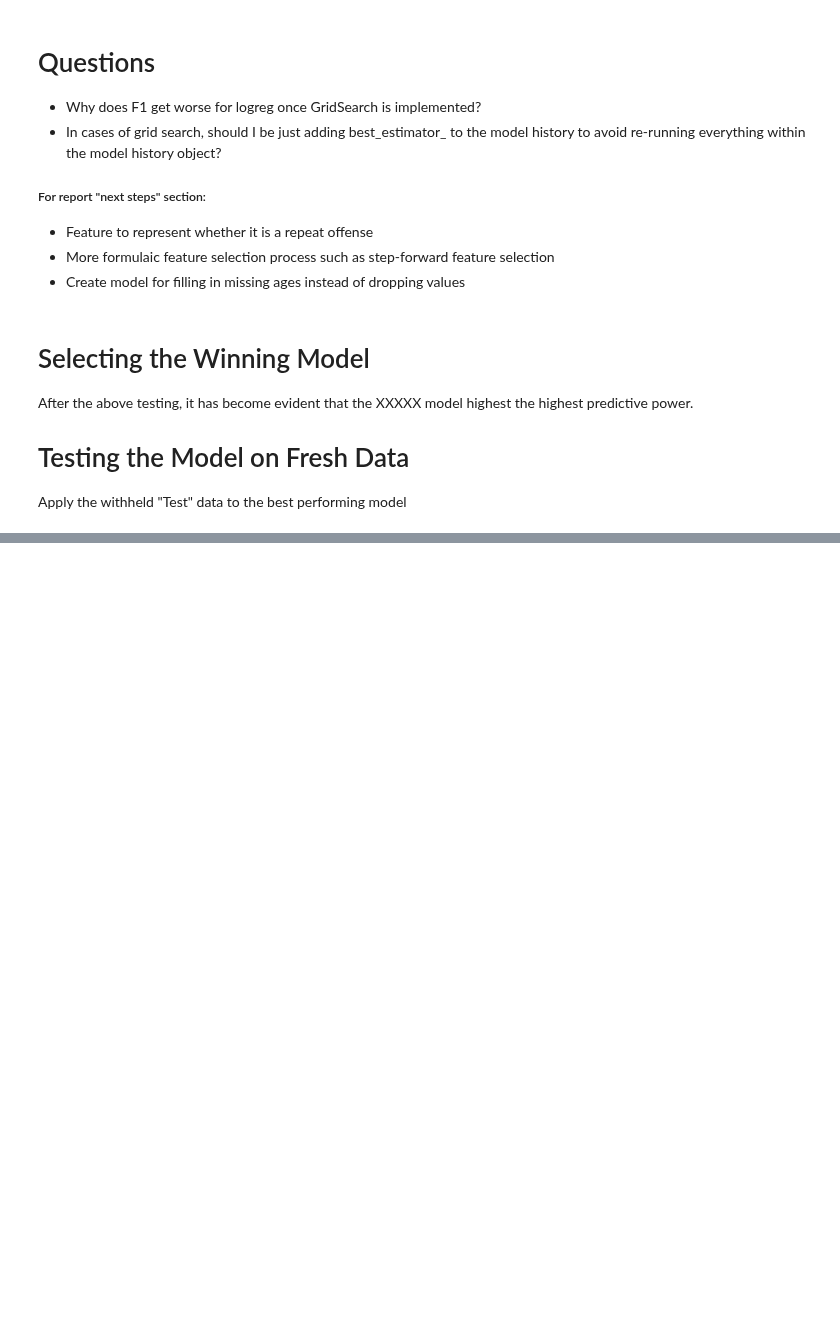
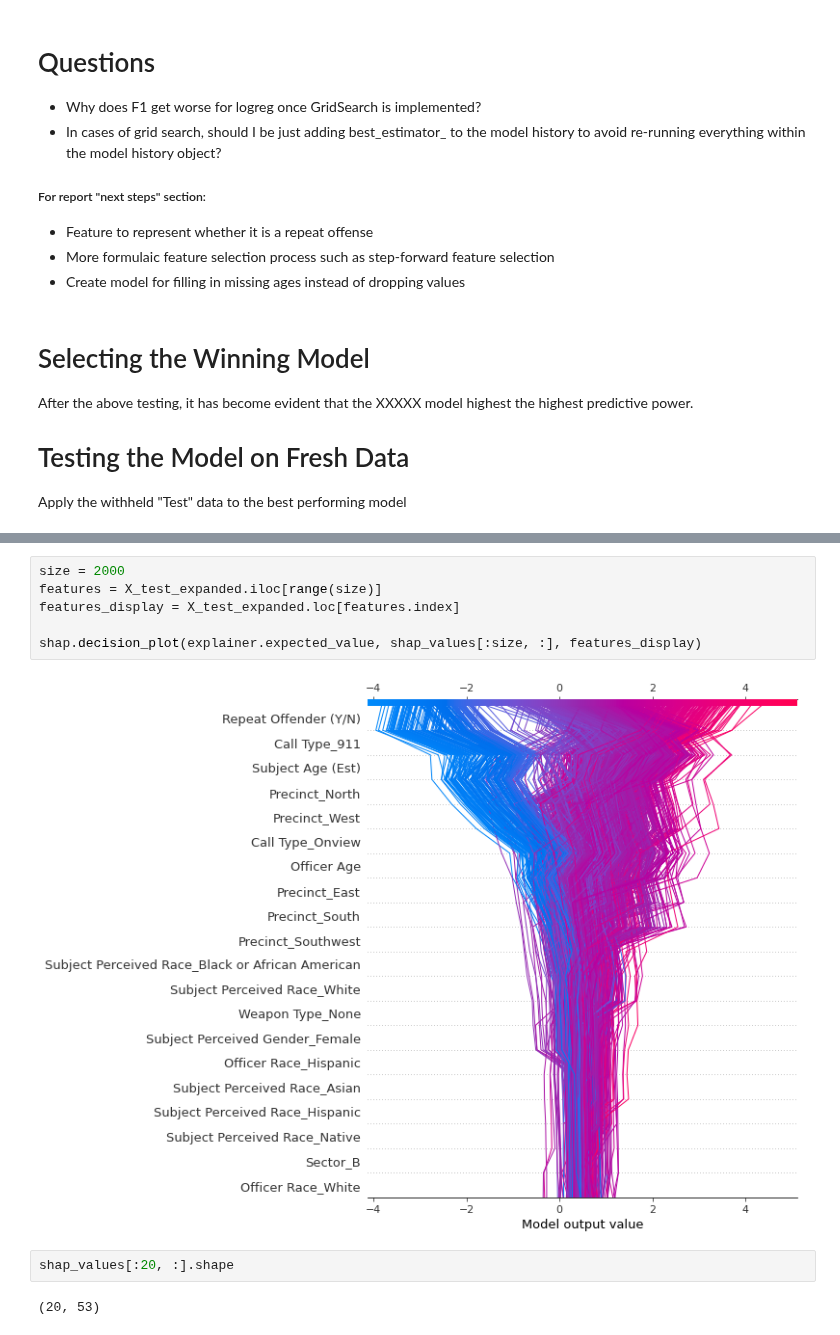
Before and after one commit to sethnlewis/Policing-Bias, a Jupyter notebook: analysis/EDA.ipynb, the cells around one changed output, grey strips where cells are left out. Cells and saved outputs as stored; diff of their text form; blank space fills up the shorter version.

```diff
--- a/analysis/EDA.ipynb
+++ b/analysis/EDA.ipynb
@@ -776,0 +918,12 @@ test
+# %%
+size = 2000
+features = X_test_expanded.iloc[range(size)]
+features_display = X_test_expanded.loc[features.index]
+
+shap.decision_plot(explainer.expected_value, shap_values[:size, :], features_display)
+# %% [output]
+[figure, added]
+# %%
+shap_values[:20, :].shape
+# %% [output]
+(20, 53)
```
Also changed, not shown: parts of 23 cells of this notebook, 2 other files.
